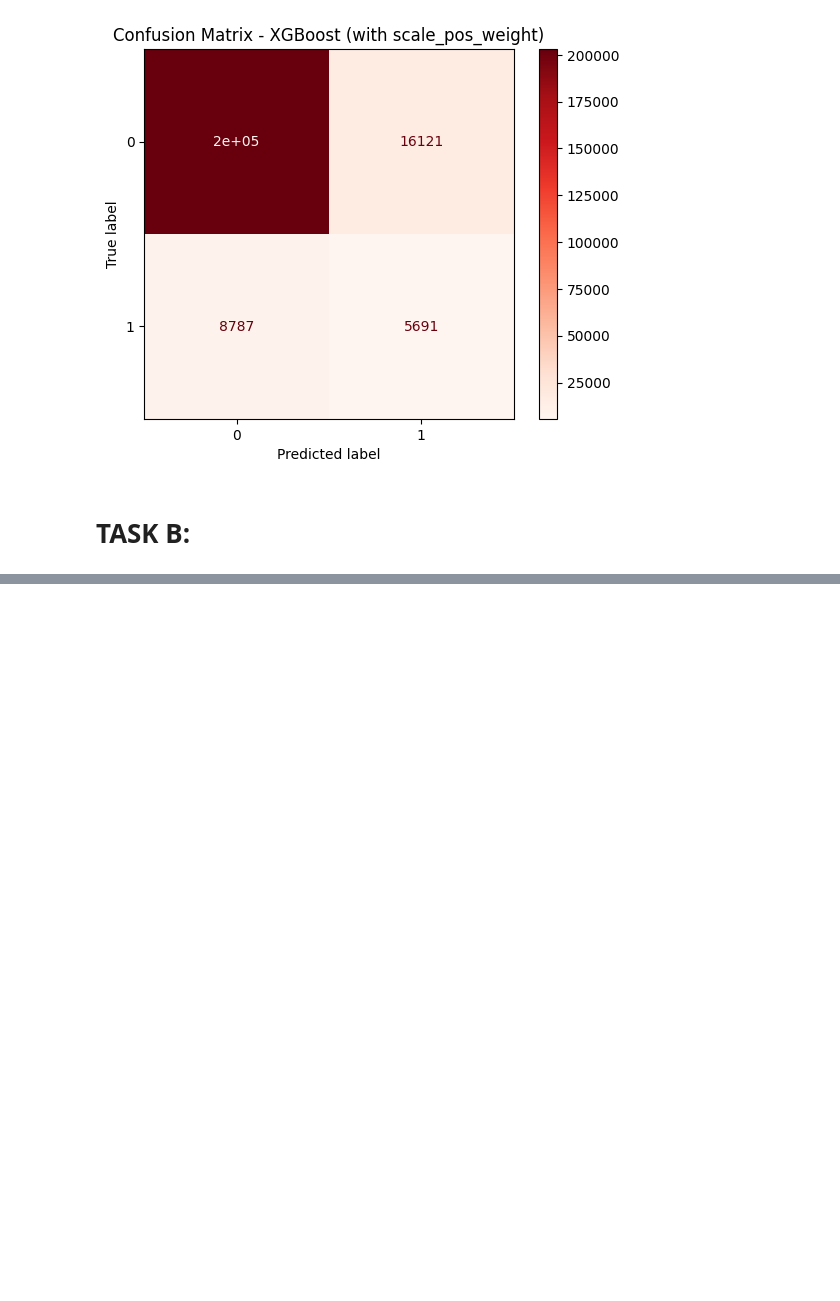
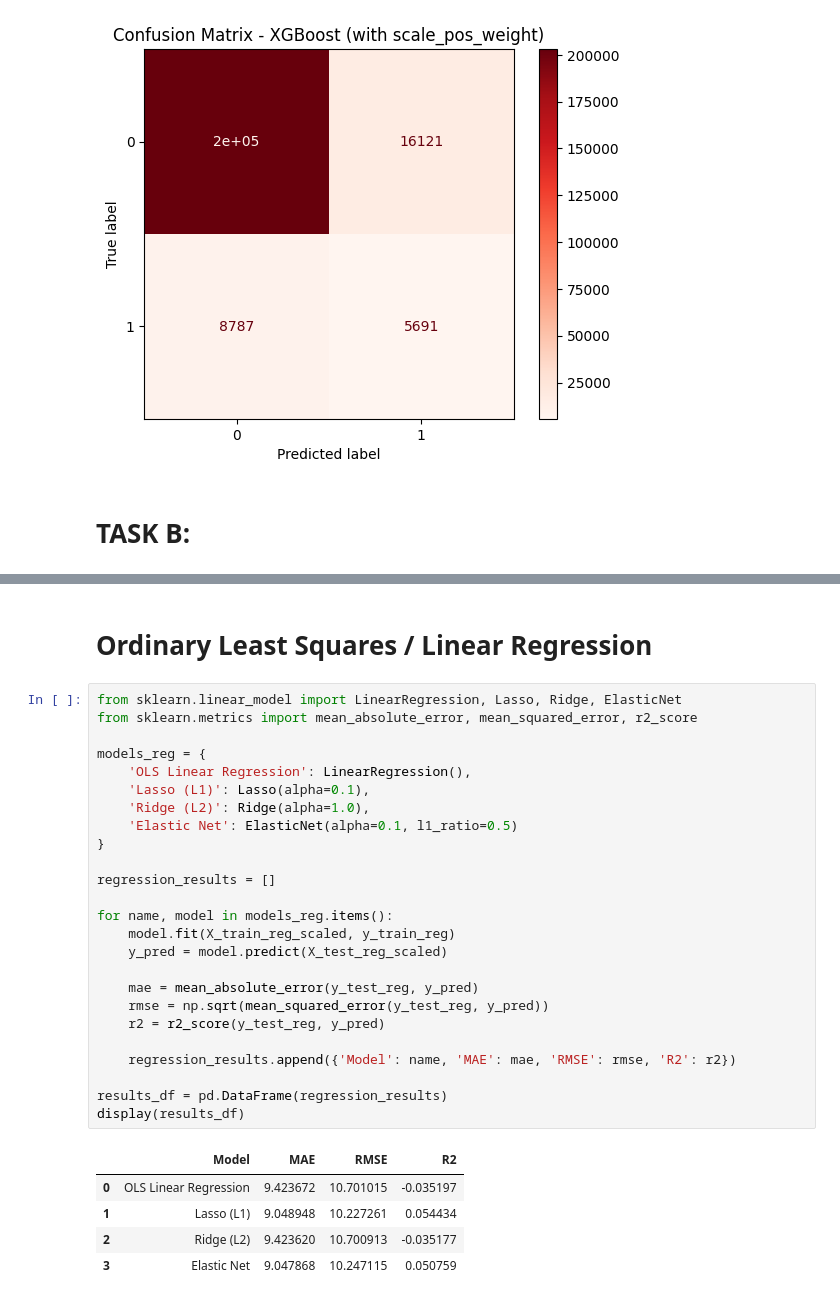
Before and after one commit to YamenObeidat/Machine-Learning-Final-Project-1, a Jupyter notebook: edit7.ipynb, the cells around one changed output, grey strips where cells are left out. Drawn from its saved outputs; the diff is of its cells as text; blank space fills up the shorter version.

```diff
--- a/edit7.ipynb
+++ b/edit7.ipynb
@@ -1063,0 +1107,33 @@ plt.show()
+# %% [markdown]
+# Ordinary Least Squares / Linear Regression
+# %%
+from sklearn.linear_model import LinearRegression, Lasso, Ridge, ElasticNet
+from sklearn.metrics import mean_absolute_error, mean_squared_error, r2_score
+
+models_reg = {
+    'OLS Linear Regression': LinearRegression(),
+    'Lasso (L1)': Lasso(alpha=0.1),
+    'Ridge (L2)': Ridge(alpha=1.0),
+    'Elastic Net': ElasticNet(alpha=0.1, l1_ratio=0.5)
+}
+
+regression_results = []
+
+for name, model in models_reg.items():
+    model.fit(X_train_reg_scaled, y_train_reg)
+    y_pred = model.predict(X_test_reg_scaled)
+
+    mae = mean_absolute_error(y_test_reg, y_pred)
+    rmse = np.sqrt(mean_squared_error(y_test_reg, y_pred))
+    r2 = r2_score(y_test_reg, y_pred)
+
+    regression_results.append({'Model': name, 'MAE': mae, 'RMSE': rmse, 'R2': r2})
+
+results_df = pd.DataFrame(regression_results)
+display(results_df)
+# %% [output]
+|  | Model | MAE | RMSE | R2 |
+| 0 | OLS Linear Regression | 9.423672 | 10.701015 | -0.035197 |
+| 1 | Lasso (L1) | 9.048948 | 10.227261 | 0.054434 |
+| 2 | Ridge (L2) | 9.423620 | 10.700913 | -0.035177 |
+| 3 | Elastic Net | 9.047868 | 10.247115 | 0.050759 |
```
Also changed, not shown: parts of 15 cells of this notebook.
